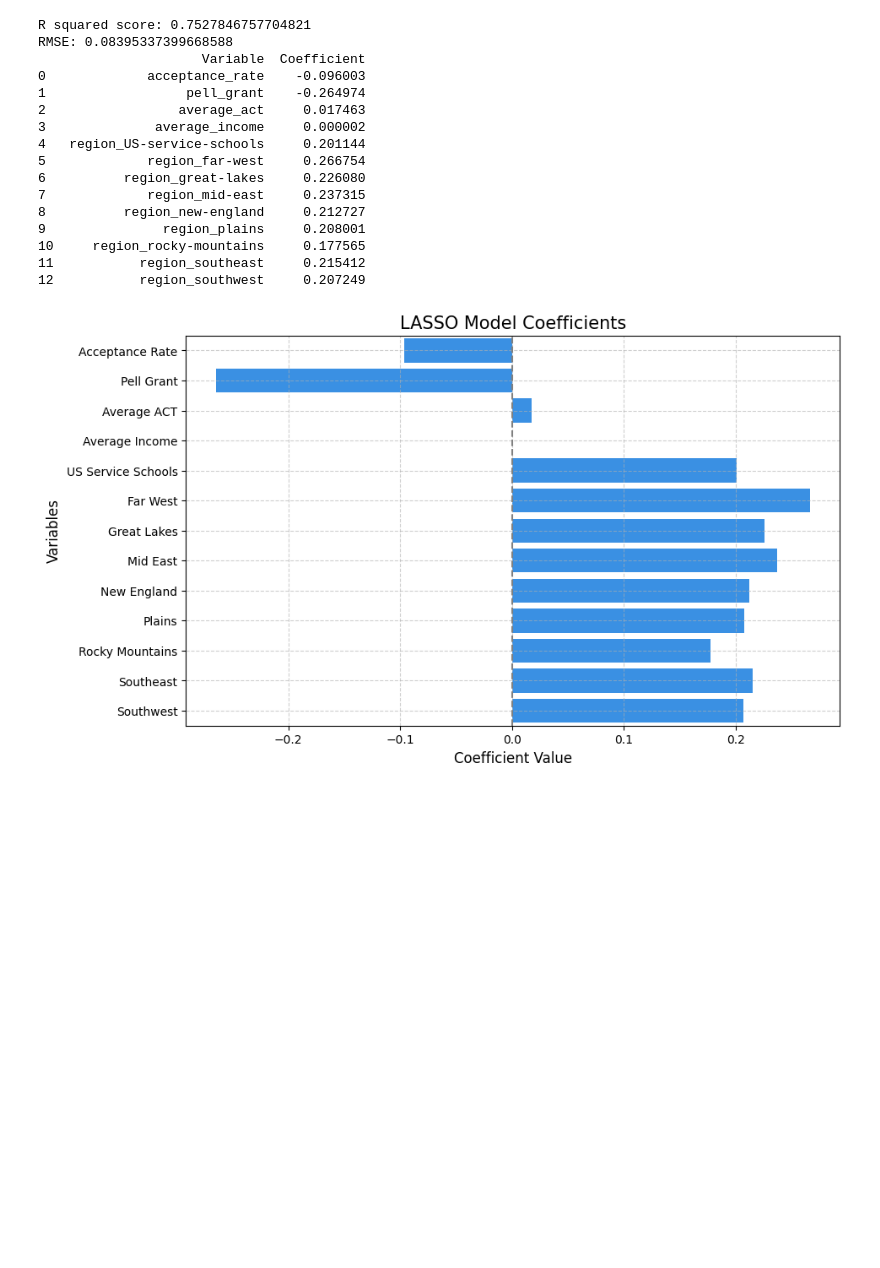
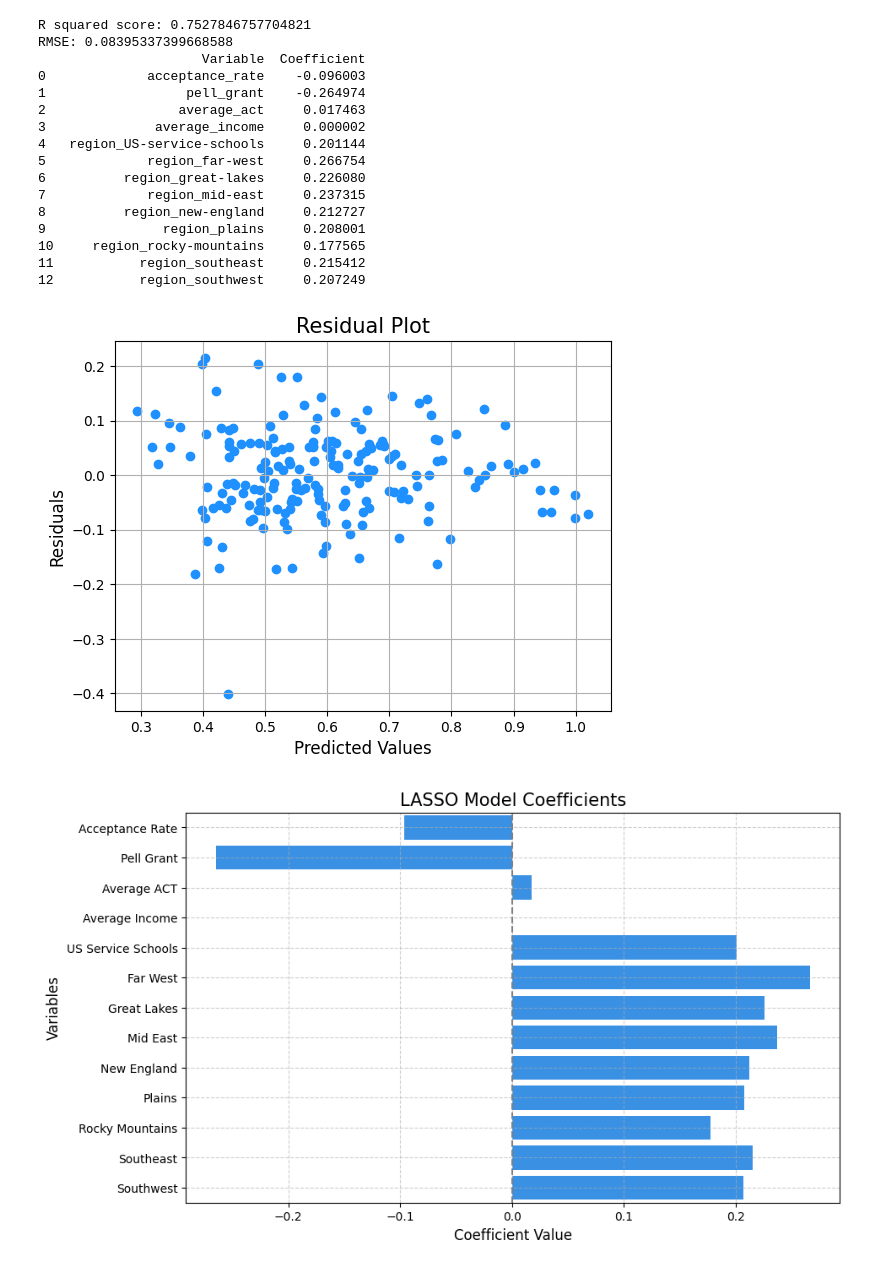
Before and after one commit to evaterry4/DS3001_project, a Jupyter notebook: Train_Test_Split_pt2+LASSO_model_.ipynb, the cells around one changed output. Cells and saved outputs as stored; diff of their text form; code cells hidden in the pictures; blank space fills up the shorter version.

Commit message:
visualizations

```diff
--- a/Train_Test_Split_pt2+LASSO_model_.ipynb
+++ b/Train_Test_Split_pt2+LASSO_model_.ipynb
@@ -221,6 +221,19 @@ RMSE: 0.08395337399668588
 10     region_rocky-mountains     0.177565
 11           region_southeast     0.215412
 12           region_southwest     0.207249
+# %%
+import matplotlib.pyplot as plt
+
+residuals = y_test - y_hat
+plt.scatter(y_hat, residuals, color='dodgerblue')
+plt.title('Residual Plot', fontsize=15)
+plt.xlabel('Predicted Values', fontsize=12)
+plt.ylabel('Residuals', fontsize=12)
+plt.grid(True)
+
+plt.show()
+# %% [output]
+[figure, added]
 # %%
 import matplotlib.pyplot as plt
 import seaborn as sns
```
Also changed, not shown: parts of 1 cell of this notebook.
